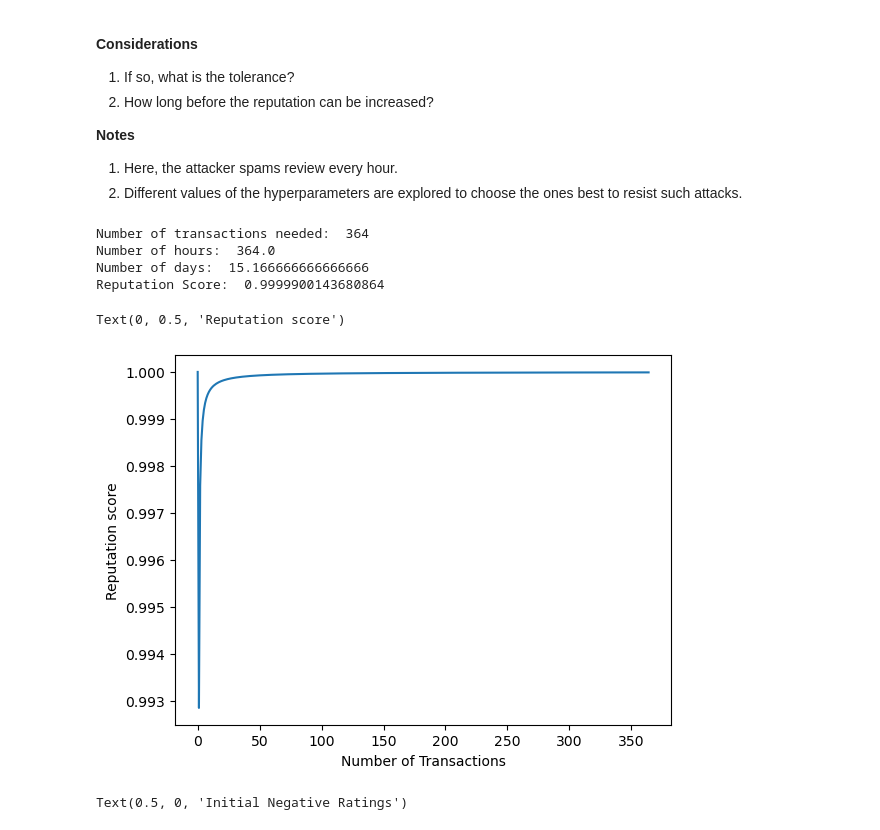
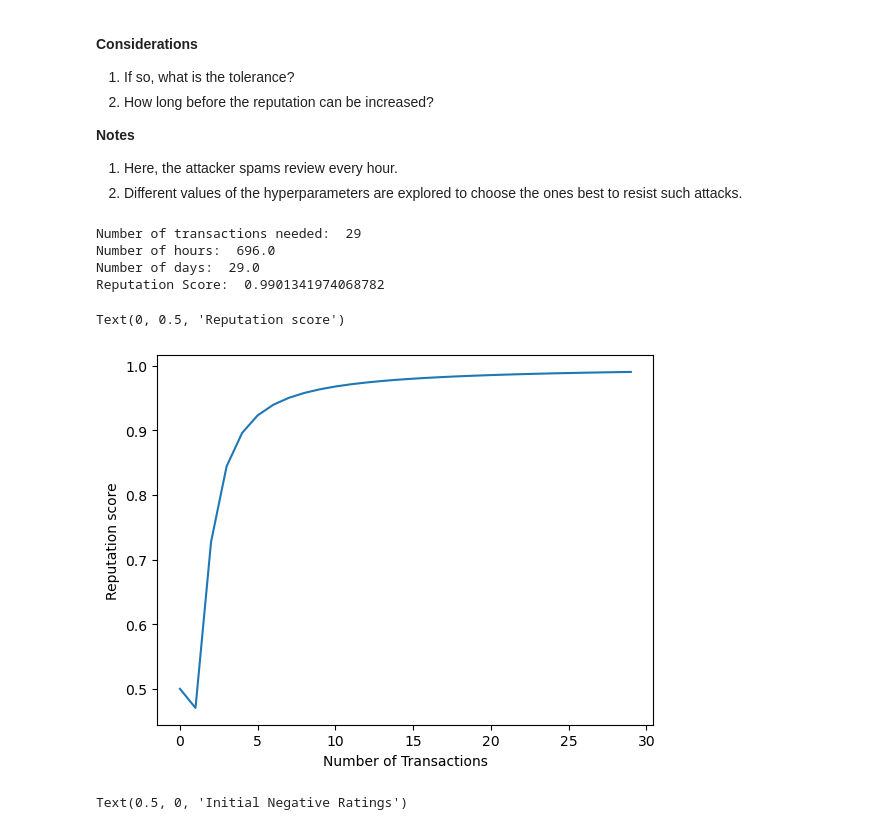
Before and after one commit to S-Samiksha/Reputation_Mechanism_Simulations, a Jupyter notebook: Simulations/Research_Paper_simulation.ipynb, the cells around one changed output. Cells and saved outputs as stored; diff of their text form; code cells hidden in the pictures.

```diff
--- a/Simulations/Research_Paper_simulation.ipynb
+++ b/Simulations/Research_Paper_simulation.ipynb
@@ -34,47 +34,48 @@ def calculate_reputation(rating, price, transactiontime, prev_reputation, sum_P,
 2. Different values of the hyperparameters are explored to choose the ones best to resist such attacks.
 # %%
 #declaring first time user parameters
-user_sum_p = 1.0
-user_sum_n = 1.0
+user_sum_p = 100.0
+user_sum_n = 100.0
 #if S+ and S- are set to 1 and 0 respectively, we know that the reputation score starts at 1.0
 user_rep = user_sum_p/(user_sum_p+user_sum_n)
+repList = []
+repList.append(user_rep)
 price=2322070000000000.0 #5USD
 # price = 443866700000000000.0 #1000USD
 # price = 1000000000000000000.0 #2k USD
 # total_time_passed = 0.0
-time_difference = 1.0
+time_difference = 24.0
 total_time_passed = 0.0
 
-repList = []
-repList.append(1.0)
+
 
 count = 0
 
-while user_rep <= 0.99999 and user_rep>0.0 and count<10000:
+while user_rep <= 0.99 and user_rep>0.0 and count<10000:
         user_rep, user_sum_p, user_sum_n = calculate_reputation(5, price, time_difference, user_rep, user_sum_p, user_sum_n)
         repList.append(user_rep)
         total_time_passed += time_difference
         count += 1
 
 
 print("Number of transactions needed: ", len(repList)-1)
 print("Number of hours: ",(total_time_passed))
 print("Number of days: ", (total_time_passed)/24)
 print("Reputation Score: ", user_rep)
 
 
 x = [i for i in range(len(repList))]
 y = repList
 plt.plot(x,y)
 plt.xlabel("Number of Transactions")
 plt.ylabel("Reputation score")
 # %% [output]
-Number of transactions needed:  364
-Number of hours:  364.0
-Number of days:  15.166666666666666
-Reputation Score:  0.9999900143680864
+Number of transactions needed:  29
+Number of hours:  696.0
+Number of days:  29.0
+Reputation Score:  0.9901341974068782
 Text(0, 0.5, 'Reputation score')
-[figure, old version]
+[figure, new version]
 # %%
 def sim(init_n):
     #declaring first time user parameters
```
Also changed, not shown: parts of 4 cells of this notebook, 9 other files.
